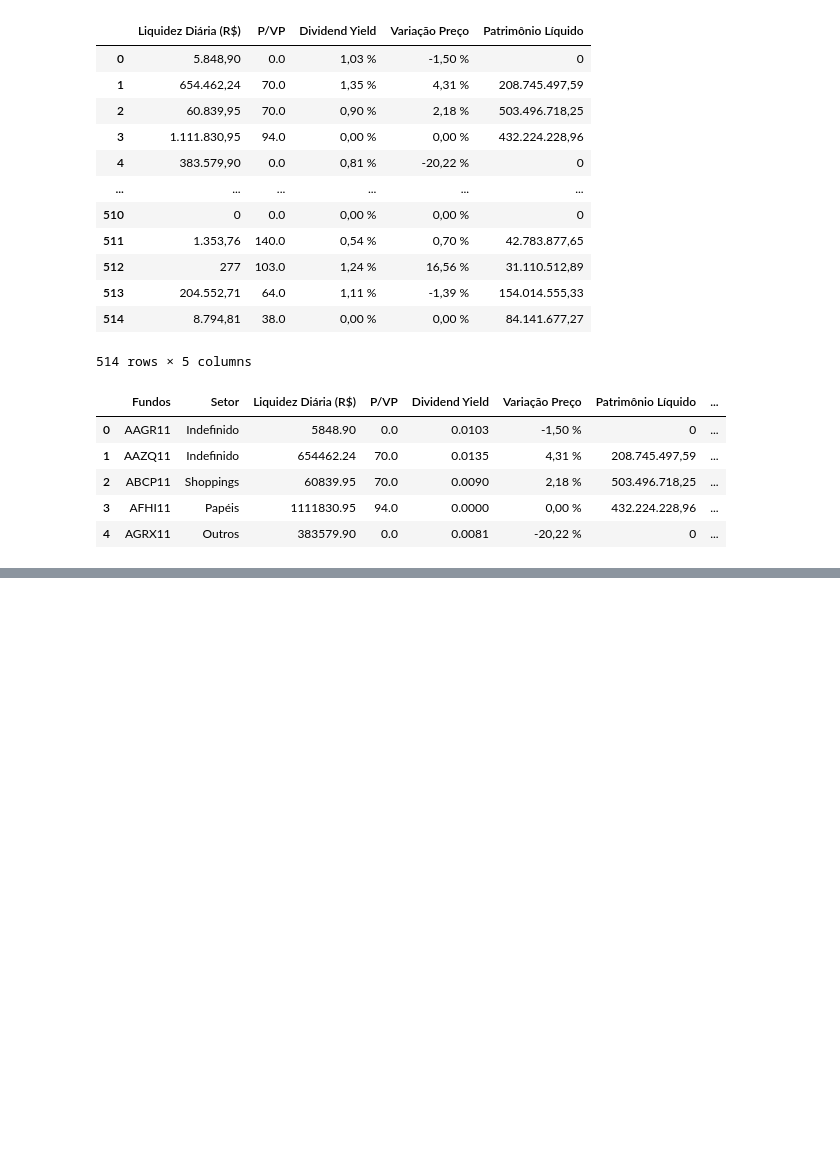
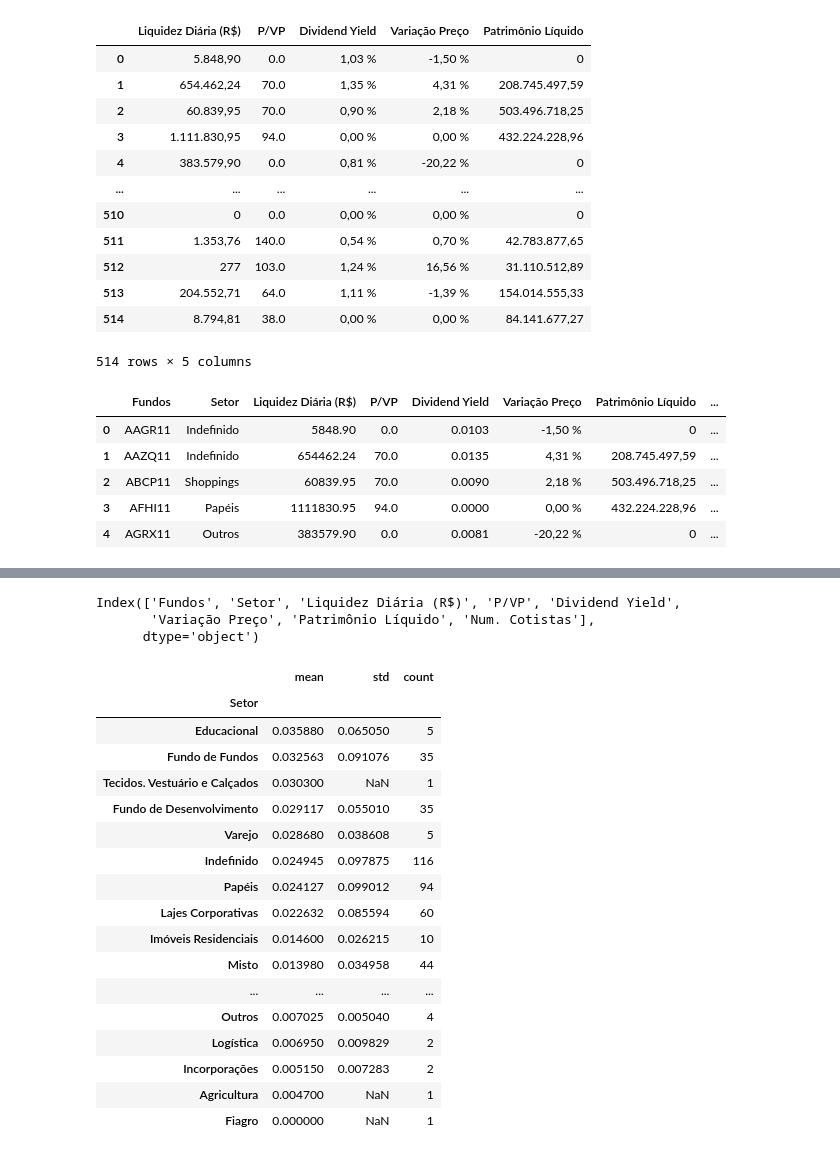
Before and after one commit to will787/fiis, a Jupyter notebook: colect_fiis.ipynb, the cells around one changed output, grey strips where cells are left out. Cells and saved outputs as stored; diff of their text form; code cells hidden in the pictures; blank space fills up the shorter version.

```diff
--- a/colect_fiis.ipynb
+++ b/colect_fiis.ipynb
@@ -178,0 +192,6 @@ df.to_csv('fiis.csv')
+# %%
+df.columns
+# %% [output]
+Index(['Fundos', 'Setor', 'Liquidez Diária (R$)', 'P/VP', 'Dividend Yield',
+       'Variação Preço', 'Patrimônio Líquido', 'Num. Cotistas'],
+      dtype='object')
@@ -178,0 +207,23 @@ df.to_csv('fiis.csv')
+# %%
+media_setor = df_fiis.groupby('Setor')['Dividend Yield'].agg(['mean','std', 'count'])
+
+media_setor.sort_values(by='mean', ascending=False)
+# %% [output]
+|  | mean | std | count |
+| Setor |  |  |  |
+| Educacional | 0.035880 | 0.065050 | 5 |
+| Fundo de Fundos | 0.032563 | 0.091076 | 35 |
+| Tecidos. Vestuário e Calçados | 0.030300 | NaN | 1 |
+| Fundo de Desenvolvimento | 0.029117 | 0.055010 | 35 |
+| Varejo | 0.028680 | 0.038608 | 5 |
+| Indefinido | 0.024945 | 0.097875 | 116 |
+| Papéis | 0.024127 | 0.099012 | 94 |
+| Lajes Corporativas | 0.022632 | 0.085594 | 60 |
+| Imóveis Residenciais | 0.014600 | 0.026215 | 10 |
+| Misto | 0.013980 | 0.034958 | 44 |
+| ... | ... | ... | ... |
+| Outros | 0.007025 | 0.005040 | 4 |
+| Logística | 0.006950 | 0.009829 | 2 |
+| Incorporações | 0.005150 | 0.007283 | 2 |
+| Agricultura | 0.004700 | NaN | 1 |
+| Fiagro | 0.000000 | NaN | 1 |
```
Also changed, not shown: parts of 5 cells of this notebook.
